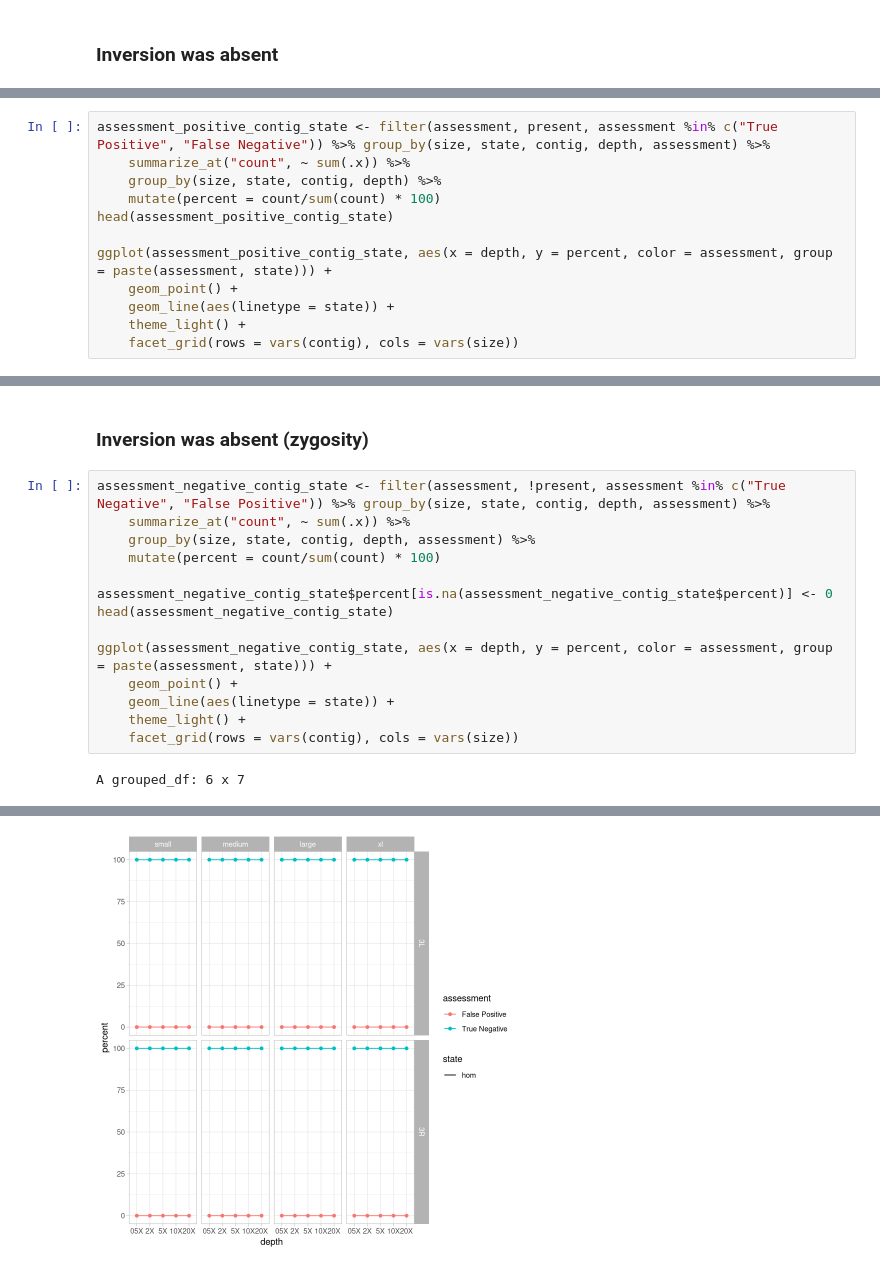
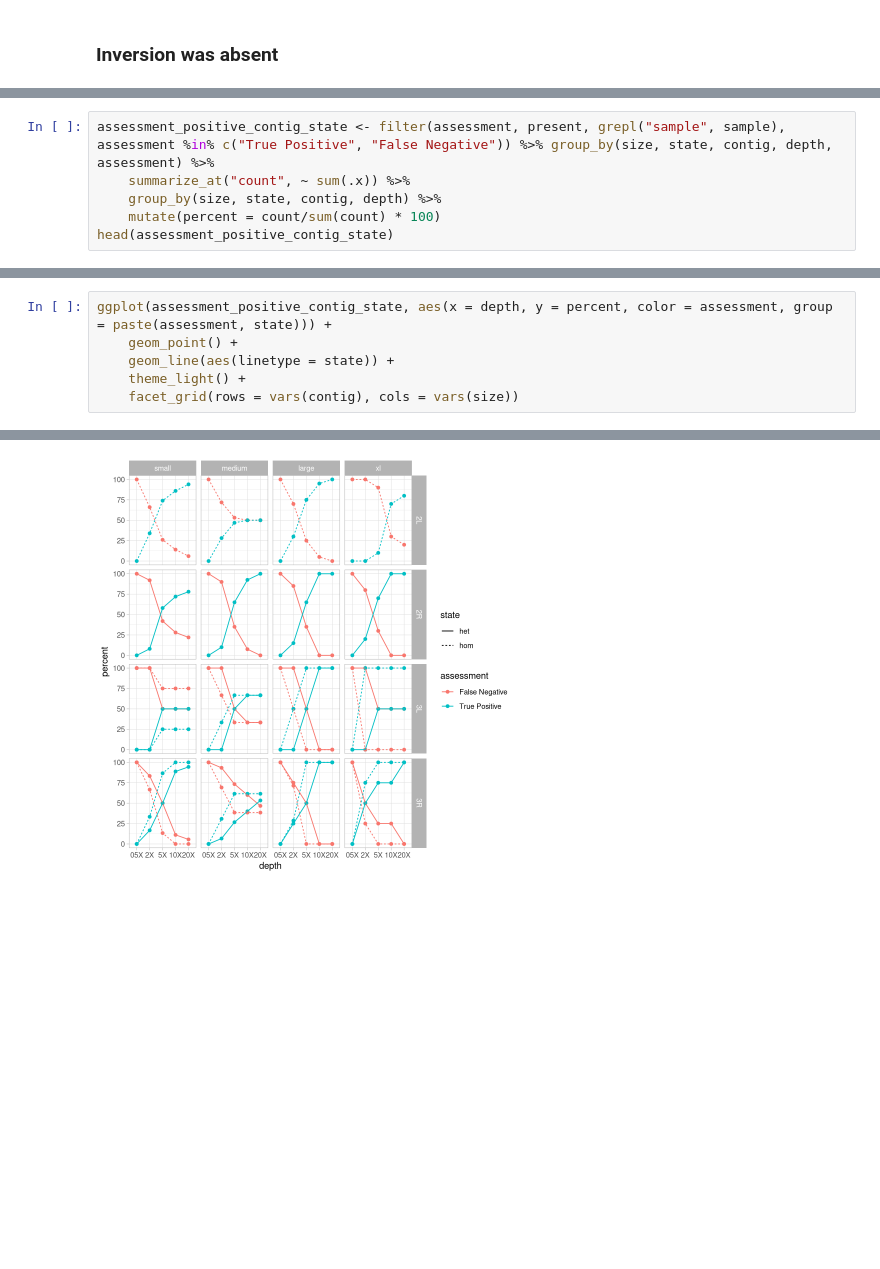
Before and after one commit to pdimens/haplotagging_simulations, a Jupyter notebook: assess_called_inversions.ipynb, the cells around one changed output, grey strips where cells are left out. Drawn from its saved outputs; the diff is of its cells as text; blank space fills up the shorter version.

Commit message:
better plots

```diff
--- a/assess_called_inversions.ipynb
+++ b/assess_called_inversions.ipynb
@@ -396,15 +411,9 @@ A grouped_df: 6 x 6
 # %%
-assessment_positive_contig_state <- filter(assessment, present, assessment %in% c("True Positive", "False Negative")) %>% group_by(size, state, contig, depth, assessment) %>%
+assessment_positive_contig_state <- filter(assessment, present, grepl("sample", sample), assessment %in% c("True Positive", "False Negative")) %>% group_by(size, state, contig, depth, assessment) %>%
     summarize_at("count", ~ sum(.x)) %>%
     group_by(size, state, contig, depth) %>%
     mutate(percent = count/sum(count) * 100)
 head(assessment_positive_contig_state)
-
-ggplot(assessment_positive_contig_state, aes(x = depth, y = percent, color = assessment, group = paste(assessment, state))) +
-    geom_point() +
-    geom_line(aes(linetype = state)) +
-    theme_light() +
-    facet_grid(rows = vars(contig), cols = vars(size))
 # %% [output]
 A grouped_df: 6 x 7
 | size | state | contig | depth | assessment | count | percent |
@@ -419,18 +427,7 @@ A grouped_df: 6 x 7
-# %% [markdown]
-### Inversion was absent (zygosity)
 # %%
-assessment_negative_contig_state <- filter(assessment, !present, assessment %in% c("True Negative", "False Positive")) %>% group_by(size, state, contig, depth, assessment) %>%
-    summarize_at("count", ~ sum(.x)) %>%
-    group_by(size, state, contig, depth, assessment) %>%
-    mutate(percent = count/sum(count) * 100)
-
-assessment_negative_contig_state$percent[is.na(assessment_negative_contig_state$percent)] <- 0
-head(assessment_negative_contig_state)
-
-ggplot(assessment_negative_contig_state, aes(x = depth, y = percent, color = assessment, group = paste(assessment, state))) +
+ggplot(assessment_positive_contig_state, aes(x = depth, y = percent, color = assessment, group = paste(assessment, state))) +
     geom_point() +
     geom_line(aes(linetype = state)) +
     theme_light() +
     facet_grid(rows = vars(contig), cols = vars(size))
 # %% [output]
-A grouped_df: 6 x 7
@@ -445 +434 @@ A grouped_df: 6 x 7
-[figure, old version]
+[figure, new version]
```
Also changed, not shown: parts of 8 cells of this notebook.
